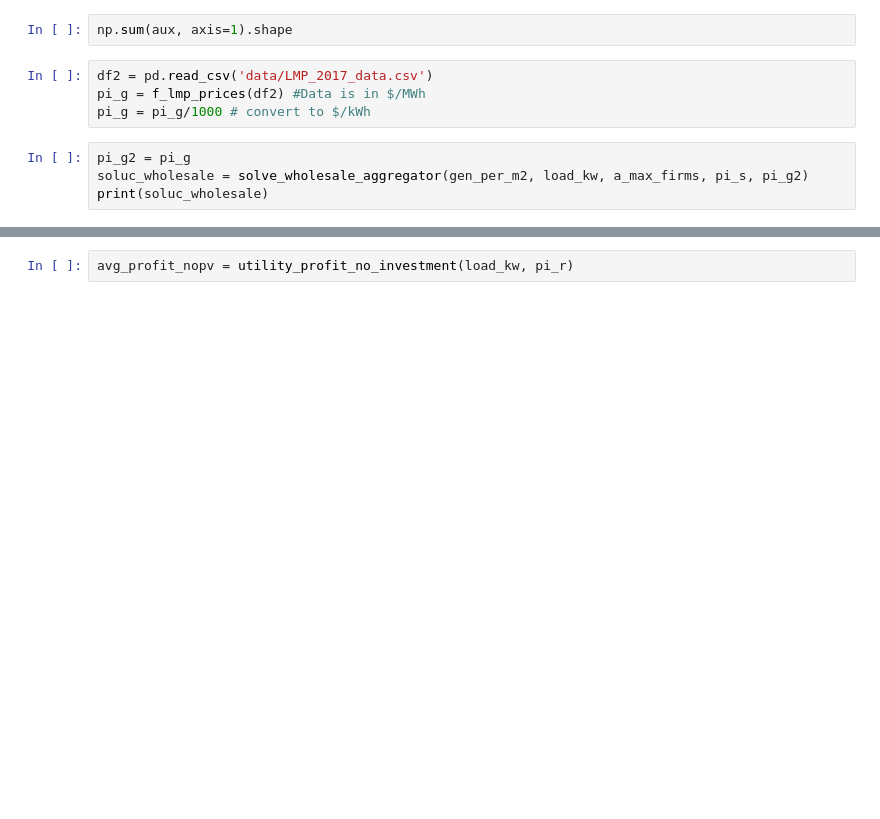
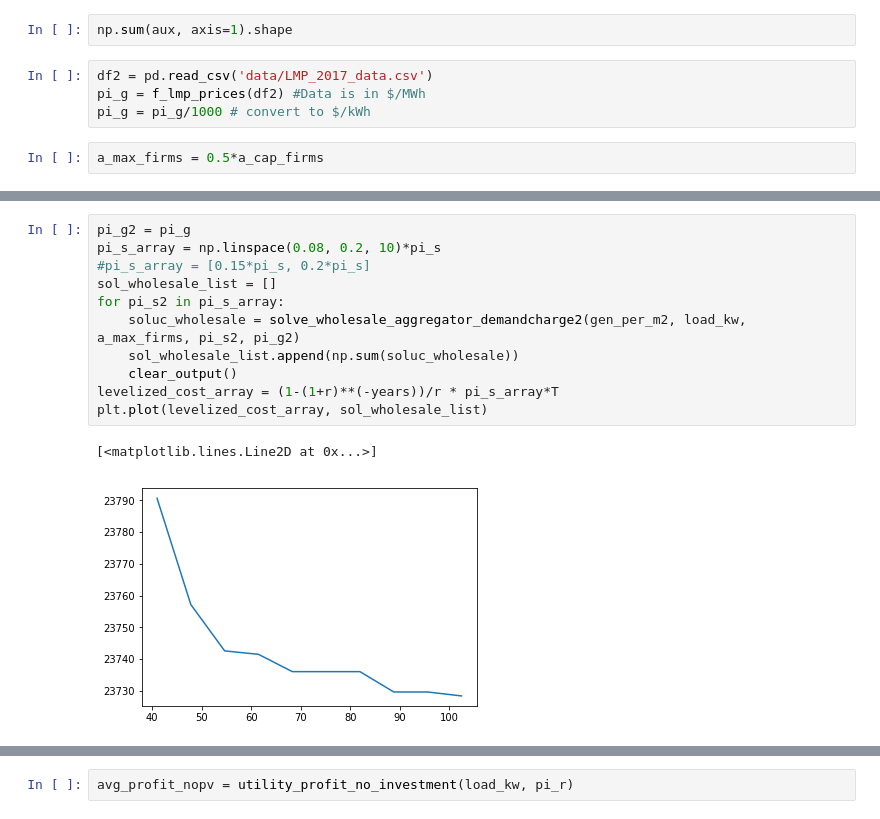
Before and after one commit to rodrigomha/SharingPVmodel, a Jupyter notebook: Simulationv2-SharingPV.ipynb, the cells around one changed output, grey strips where cells are left out. Saved outputs shown, nothing was run; the diff lists cells and outputs as text; blank space fills up the shorter version.

Commit message:
Add demand charge in wholesale market model

```diff
--- a/Simulationv2-SharingPV.ipynb
+++ b/Simulationv2-SharingPV.ipynb
@@ -106,7 +140,5 @@ np.sum(aux, axis=1).shape
 df2 = pd.read_csv('data/LMP_2017_data.csv')
 pi_g = f_lmp_prices(df2) #Data is in $/MWh
 pi_g = pi_g/1000 # convert to $/kWh
-# %%
-pi_g2 = pi_g
-soluc_wholesale = solve_wholesale_aggregator(gen_per_m2, load_kw, a_max_firms, pi_s, pi_g2)
-print(soluc_wholesale)
+# %%
+a_max_firms = 0.5*a_cap_firms
@@ -112,0 +192,14 @@ print(soluc_wholesale)
+# %%
+pi_g2 = pi_g
+pi_s_array = np.linspace(0.08, 0.2, 10)*pi_s
+#pi_s_array = [0.15*pi_s, 0.2*pi_s]
+sol_wholesale_list = []
+for pi_s2 in pi_s_array:
+    soluc_wholesale = solve_wholesale_aggregator_demandcharge2(gen_per_m2, load_kw, a_max_firms, pi_s2, pi_g2)
+    sol_wholesale_list.append(np.sum(soluc_wholesale))
+    clear_output()
+levelized_cost_array = (1-(1+r)**(-years))/r * pi_s_array*T
+plt.plot(levelized_cost_array, sol_wholesale_list)
+# %% [output]
+[<matplotlib.lines.Line2D at 0x...>]
+[figure, added]
```
Also changed, not shown: parts of 23 cells of this notebook, 2 other files.
